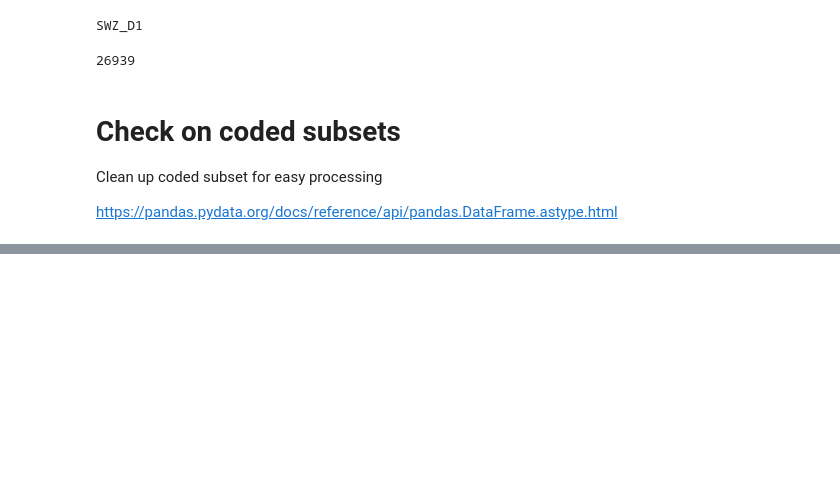
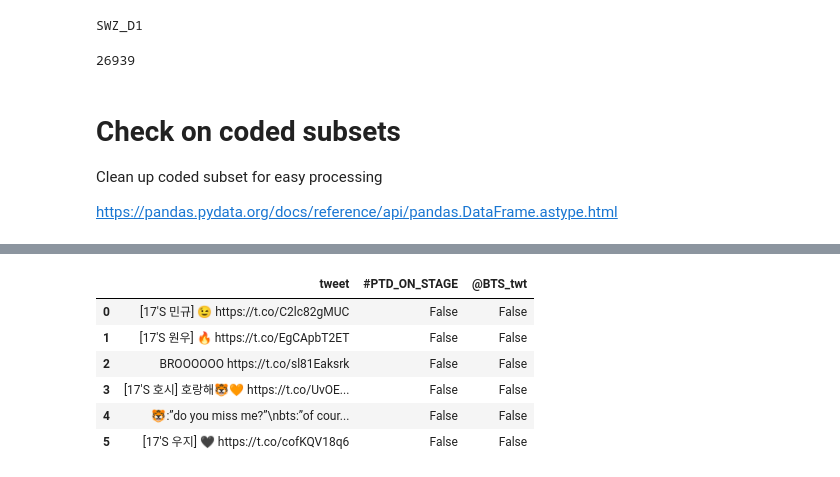
Before and after one commit to finn42/Concert_Twt_Open, a Jupyter notebook: Depersonalising_data.ipynb, the cells around one changed output, grey strips where cells are left out. Saved outputs shown, nothing was run; the diff lists cells and outputs as text; code cells hidden in the pictures; blank space fills up the shorter version.

```diff
--- a/Depersonalising_data.ipynb
+++ b/Depersonalising_data.ipynb
@@ -465,3 +495,21 @@ Index(['RT_SubSet', 'Concert', 'Last_RT_created_at', 'Last_RT_id',
+# %%
+# Clear out RTed usernames from tweet text
+c = ''
+for i,row in subTwts.iterrows():
+    a = row['tweet']
+    if a.startswith('RT'):
+        b = a.split(': ')
+        c = ': '.join(b[1:])
+        subTwts.loc[i,'tweet'] = c
+subTwts.loc[:5,['tweet', '#PTD_ON_STAGE', '@BTS_twt']]
+# %% [output]
+|  | tweet | #PTD_ON_STAGE | @BTS_twt |
+| 0 | [17'S 민규] 😉 https://t.co/C2lc82gMUC | False | False |
+| 1 | [17'S 원우] 🔥 https://t.co/EgCApbT2ET | False | False |
+| 2 | BROOOOOO https://t.co/sl81Eaksrk | False | False |
+| 3 | [17'S 호시] 호랑해🐯🧡 https://t.co/UvOE... | False | False |
+| 4 | 🐯:”do you miss me?”\nbts:”of cour... | False | False |
+| 5 | [17'S 우지] 🖤 https://t.co/cofKQV18q6 | False | False |
 # %%
 # check formating
 for col in subTwts.columns:
```
Also changed, not shown: parts of 13 cells of this notebook, 6 other files.
